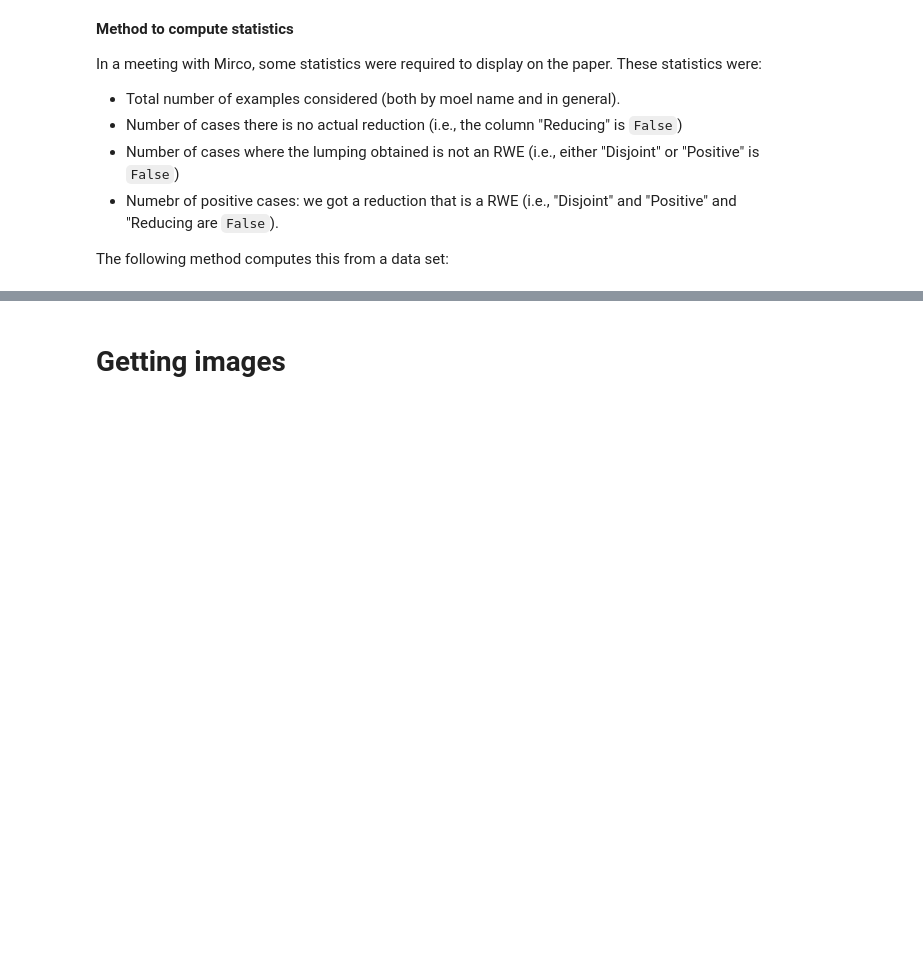
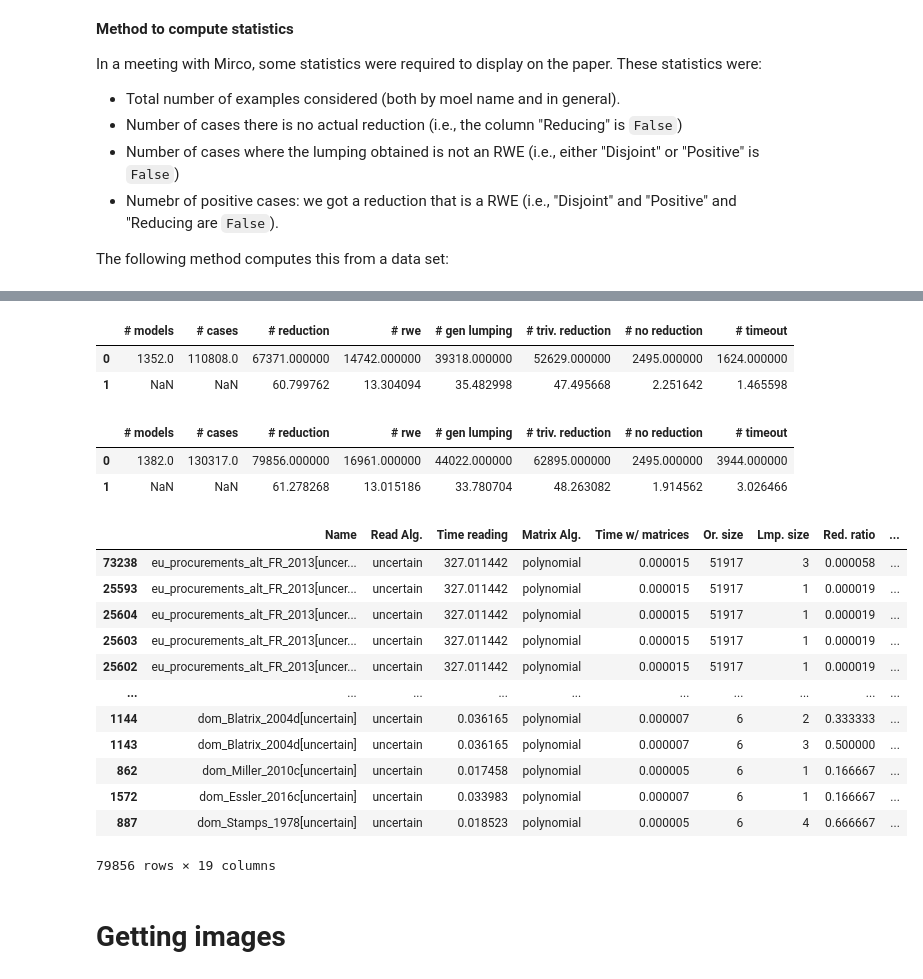
Before and after one commit to alexaleg/CLUE, a Jupyter notebook: notebooks/reductionsPlotter.ipynb, the cells around one changed output, grey strips where cells are left out. Drawn from its saved outputs; the diff is of its cells as text; code cells hidden in the pictures; blank space fills up the shorter version.

Commit message:
Updated results from experiments

```diff
--- a/notebooks/reductionsPlotter.ipynb
+++ b/notebooks/reductionsPlotter.ipynb
@@ -12,7 +12,9 @@ from alive_progress import alive_bar
 from functools import reduce
 from math import sqrt
 from typing import Collection, Any
-results = pd.read_csv("../tests/examples/compilation.csv", delimiter=";")
+column_type =
+results = pd.read_csv("../tests/examples/mid_compilation.csv", delimiter=";")
+results_new = pd.read_csv("../tests/examples/compilation.csv", delimiter=";")
 # %% [markdown]
 # Auxiliary methods
 # %% [markdown]
@@ -173,26 +175,37 @@ def get_statistics(dataframe: pd.core.frame.DataFrame):
     c_rat = dataframe.columns.to_list().index("Red. ratio")
     for row in dataframe.itertuples(index=False, name=None):
         total_models.add(row[0])
-        case = (row[0], row[-1])
-        total_cases.append(case)
+        total_cases.append(row)
         if row[c_rat] == 1:
-            no_reduction.append(case)
+            no_reduction.append(row)
         elif row[c_red] == "No":
-            trivial_reduction.append(case)
+            trivial_reduction.append(row)
         elif (row[c_pos] == "No") or (row[c_dis] == "No"):
-            not_rwe.append(case)
+            not_rwe.append(row)
         elif (row[c_red] == "Yes" and row[c_pos] == "Yes" and row[c_dis] == "Yes"):
-            rwe.append(case)
+            rwe.append(row)
         else:
-            weird.append(case)
-    return pd.core.frame.DataFrame(
-        [[len(total_models), len(total_cases), len(rwe), len(not_rwe), len(trivial_reduction), len(no_reduction), len(weird)],
+            weird.append(row)
+
+    data = pd.core.frame.DataFrame(
+        [[len(total_models), len(total_cases), len(rwe) + len(trivial_reduction), len(rwe), len(not_rwe), len(trivial_reduction), len(no_reduction), len(weird)],
         [None,None,
+         (len(rwe) + len(trivial_reduction))/len(total_cases)*100,
          len(rwe)/len(total_cases)*100,
          len(not_rwe)/len(total_cases)*100,
          len(trivial_reduction)/len(total_cases)*100,
          len(no_reduction)/len(total_cases)*100,
          len(weird)/len(total_cases)*100
         ]],
-        columns = ["# models", "# cases", "# rwe", "# gen lumping", "# triv. reduction", "# no reduction", "# timeout"]
+        columns = ["# models", "# cases", "# reduction", "# rwe", "# gen lumping", "# triv. reduction", "# no reduction", "# timeout"]
     )
+    sucesses = pd.core.frame.DataFrame(
+        trivial_reduction + rwe,
+        columns = dataframe.columns
+    ).astype({"Name" : str, "Read Alg.": str, "Matrix Alg.": str, "Or. size": int, "Lmp. size": int, "Red. ratio": float, "Time (s)": float})
+    errors = pd.core.frame.DataFrame(
+        weird,
+        columns = dataframe.columns
+    )
+
+    return data, sucesses, errors
@@ -221,3 +212,31 @@ results[(results.Positive != "No") & (results.Disjoint != "No")]
+# %%
+data, suc, errors = get_statistics(results); data
+# %% [output]
+|  | # models | # cases | # reduction | # rwe | # gen lumping | # triv. reduction | # no reduction | # timeout |
+| 0 | 1352.0 | 110808.0 | 67371.000000 | 14742.000000 | 39318.000000 | 52629.000000 | 2495.000000 | 1624.000000 |
+| 1 | NaN | NaN | 60.799762 | 13.304094 | 35.482998 | 47.495668 | 2.251642 | 1.465598 |
+# %%
+data_new, suc_new, errors_new = get_statistics(results_new); data_new
+# %% [output]
+|  | # models | # cases | # reduction | # rwe | # gen lumping | # triv. reduction | # no reduction | # timeout |
+| 0 | 1382.0 | 130317.0 | 79856.000000 | 16961.000000 | 44022.000000 | 62895.000000 | 2495.000000 | 3944.000000 |
+| 1 | NaN | NaN | 61.278268 | 13.015186 | 33.780704 | 48.263082 | 1.914562 | 3.026466 |
+# %%
+suc_new.sort_values("Or. size", ascending=False)
+# %% [output]
+|  | Name | Read Alg. | Time reading | Matrix Alg. | Time w/ matrices | Or. size | Lmp. size | Red. ratio | ... |
+| 73238 | eu_procurements_alt_FR_2013[uncer... | uncertain | 327.011442 | polynomial | 0.000015 | 51917 | 3 | 0.000058 | ... |
+| 25593 | eu_procurements_alt_FR_2013[uncer... | uncertain | 327.011442 | polynomial | 0.000015 | 51917 | 1 | 0.000019 | ... |
+| 25604 | eu_procurements_alt_FR_2013[uncer... | uncertain | 327.011442 | polynomial | 0.000015 | 51917 | 1 | 0.000019 | ... |
+| 25603 | eu_procurements_alt_FR_2013[uncer... | uncertain | 327.011442 | polynomial | 0.000015 | 51917 | 1 | 0.000019 | ... |
+| 25602 | eu_procurements_alt_FR_2013[uncer... | uncertain | 327.011442 | polynomial | 0.000015 | 51917 | 1 | 0.000019 | ... |
+| ... | ... | ... | ... | ... | ... | ... | ... | ... | ... |
+| 1144 | dom_Blatrix_2004d[uncertain] | uncertain | 0.036165 | polynomial | 0.000007 | 6 | 2 | 0.333333 | ... |
+| 1143 | dom_Blatrix_2004d[uncertain] | uncertain | 0.036165 | polynomial | 0.000007 | 6 | 3 | 0.500000 | ... |
+| 862 | dom_Miller_2010c[uncertain] | uncertain | 0.017458 | polynomial | 0.000005 | 6 | 1 | 0.166667 | ... |
+| 1572 | dom_Essler_2016c[uncertain] | uncertain | 0.033983 | polynomial | 0.000007 | 6 | 1 | 0.166667 | ... |
+| 887 | dom_Stamps_1978[uncertain] | uncertain | 0.018523 | polynomial | 0.000005 | 6 | 4 | 0.666667 | ... |
+79856 rows × 19 columns
 # %% [markdown]
 # Getting images
 # %% [markdown]
```
Also changed, not shown: parts of 3 cells of this notebook, 3 other files.
